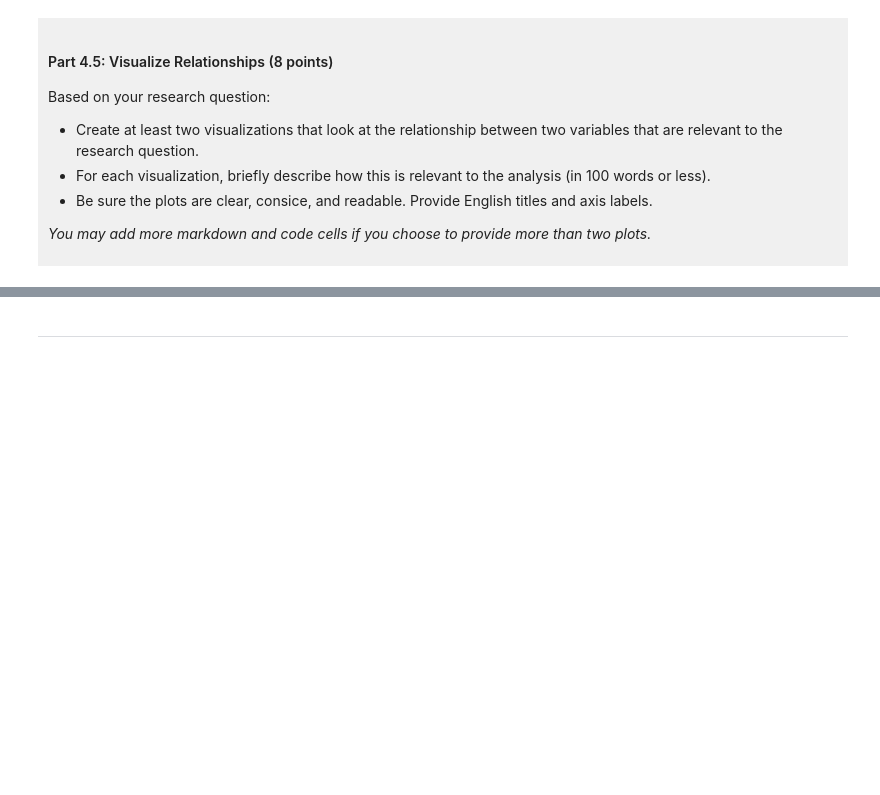
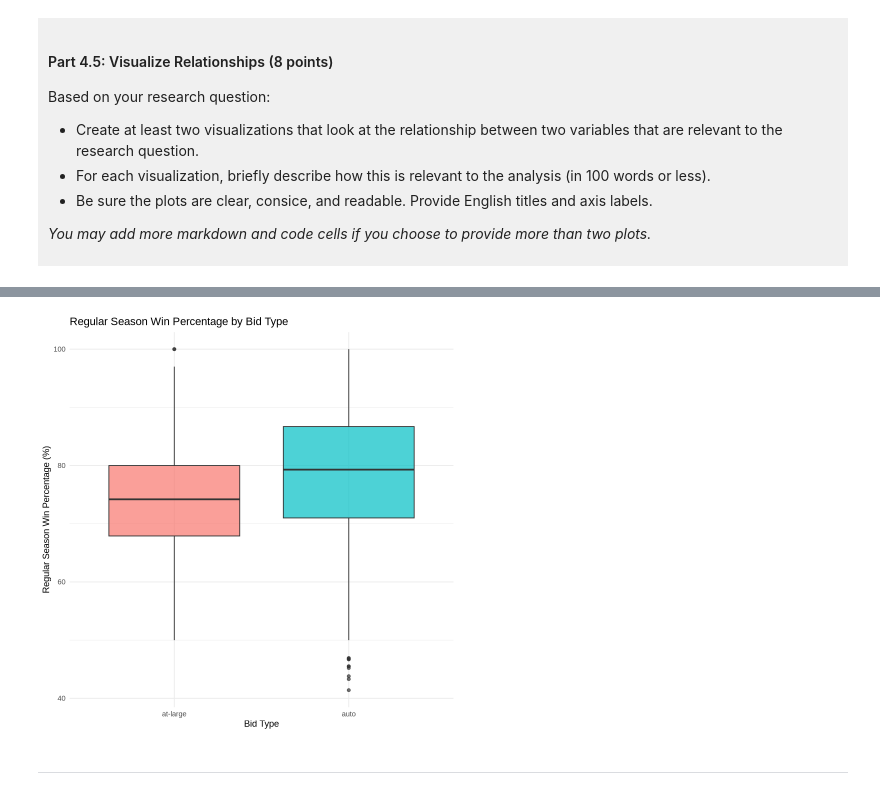
Before and after one commit to Omiks/dsci-100-project-artur-k, a Jupyter notebook: dsci-100-project-notebook.ipynb, the cells around one changed output, grey strips where cells are left out. Cells and saved outputs as stored; diff of their text form; code cells hidden in the pictures; blank space fills up the shorter version.

```diff
--- a/dsci-100-project-notebook.ipynb
+++ b/dsci-100-project-notebook.ipynb
@@ -332,5 +432,15 @@ Visualization 2: %%% EDIT THIS MARKDOWN CELL%%%
 # %%
 ### EDIT THIS CODE CELL FOR VISUALIZATION 2###
+ggplot(march_madness_tidy, aes(x = bid, y = reg_wins_pct, fill = bid)) +
+  geom_boxplot(alpha = 0.7, show.legend = FALSE) +
+  labs(
+    title = "Regular Season Win Percentage by Bid Type",
+    x = "Bid Type",
+    y = "Regular Season Win Percentage (%)"
+  ) +
+  theme_minimal()
+# %% [output]
+[figure, added]
 # %% [markdown]
 ------
 # %% [markdown]
```
Also changed, not shown: parts of 10 cells of this notebook.
